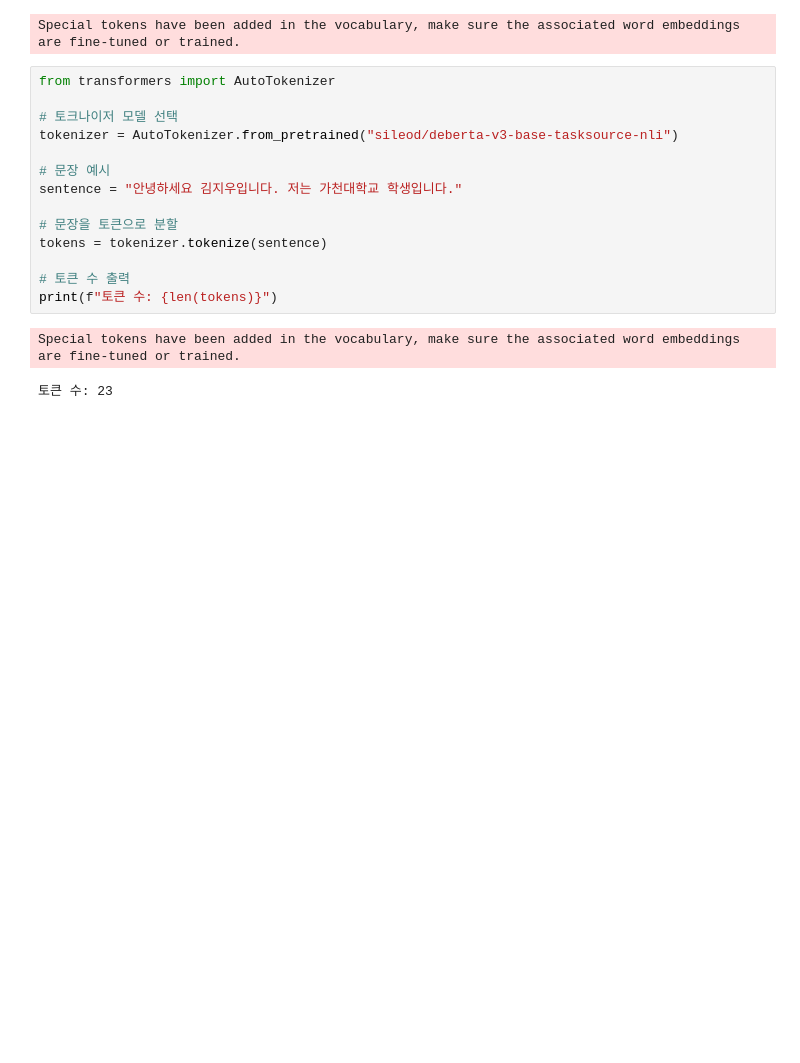
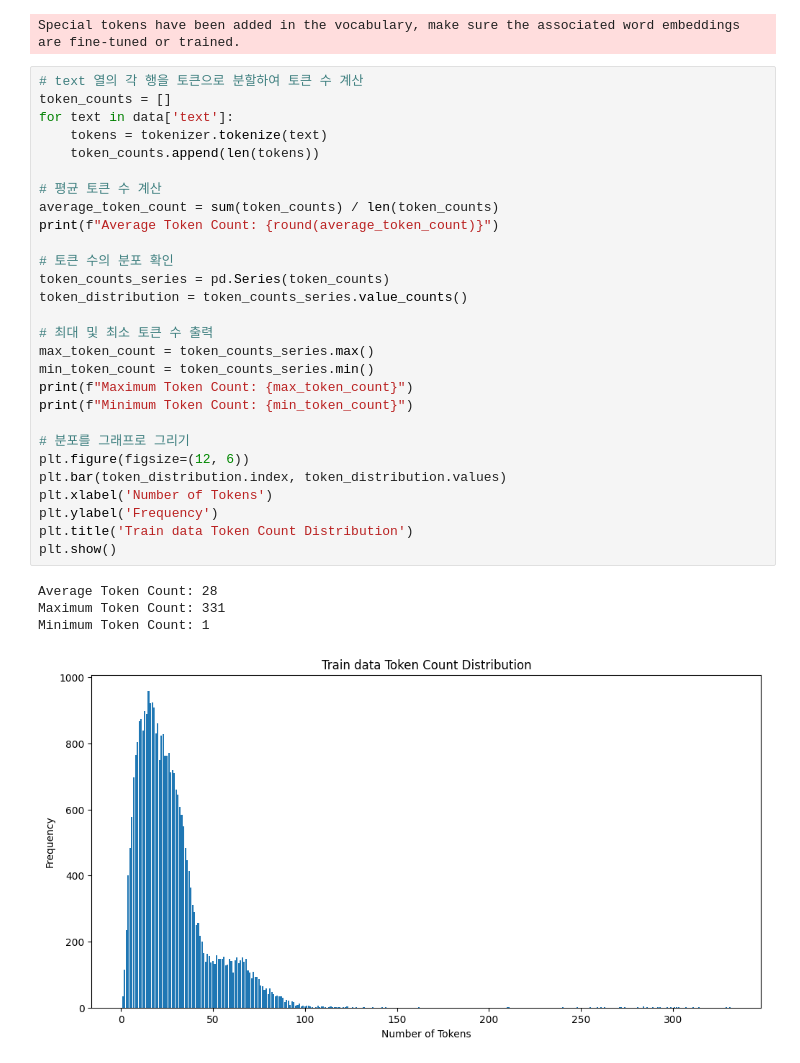
Before and after one commit to jinnyfruit/SentimentAnalysis, a Jupyter notebook: data.ipynb, the cells around one changed output. Saved outputs shown, nothing was run; the diff lists cells and outputs as text; blank space fills up the shorter version.

Commit message:
train data anlysis

```diff
--- a/data.ipynb
+++ b/data.ipynb
@@ -81,20 +81,36 @@ tokenizer = AutoTokenizer.from_pretrained("sileod/deberta-v3-base-tasksource-nli
 # %% [output]
 None of PyTorch, TensorFlow >= 2.0, or Flax have been found. Models won't be available and only tokenizers, configuration and file/data utilities can be used.
 Special tokens have been added in the vocabulary, make sure the associated word embeddings are fine-tuned or trained.
-# %%
-from transformers import AutoTokenizer
-
-# 토크나이저 모델 선택
-tokenizer = AutoTokenizer.from_pretrained("sileod/deberta-v3-base-tasksource-nli")
-
-# 문장 예시
-sentence = "안녕하세요 김지우입니다. 저는 가천대학교 학생입니다."
-
-# 문장을 토큰으로 분할
-tokens = tokenizer.tokenize(sentence)
-
-# 토큰 수 출력
-print(f"토큰 수: {len(tokens)}")
-# %% [output]
-Special tokens have been added in the vocabulary, make sure the associated word embeddings are fine-tuned or trained.
-토큰 수: 23
+# %%
+# text 열의 각 행을 토큰으로 분할하여 토큰 수 계산
+token_counts = []
+for text in data['text']:
+    tokens = tokenizer.tokenize(text)
+    token_counts.append(len(tokens))
+
+# 평균 토큰 수 계산
+average_token_count = sum(token_counts) / len(token_counts)
+print(f"Average Token Count: {round(average_token_count)}")
+
+# 토큰 수의 분포 확인
+token_counts_series = pd.Series(token_counts)
+token_distribution = token_counts_series.value_counts()
+
+# 최대 및 최소 토큰 수 출력
+max_token_count = token_counts_series.max()
+min_token_count = token_counts_series.min()
+print(f"Maximum Token Count: {max_token_count}")
+print(f"Minimum Token Count: {min_token_count}")
+
+# 분포를 그래프로 그리기
+plt.figure(figsize=(12, 6))
+plt.bar(token_distribution.index, token_distribution.values)
+plt.xlabel('Number of Tokens')
+plt.ylabel('Frequency')
+plt.title('Train data Token Count Distribution')
+plt.show()
+# %% [output]
+Average Token Count: 28
+Maximum Token Count: 331
+Minimum Token Count: 1
+[figure, added]
```
Also changed, not shown: parts of 1 cell of this notebook.
